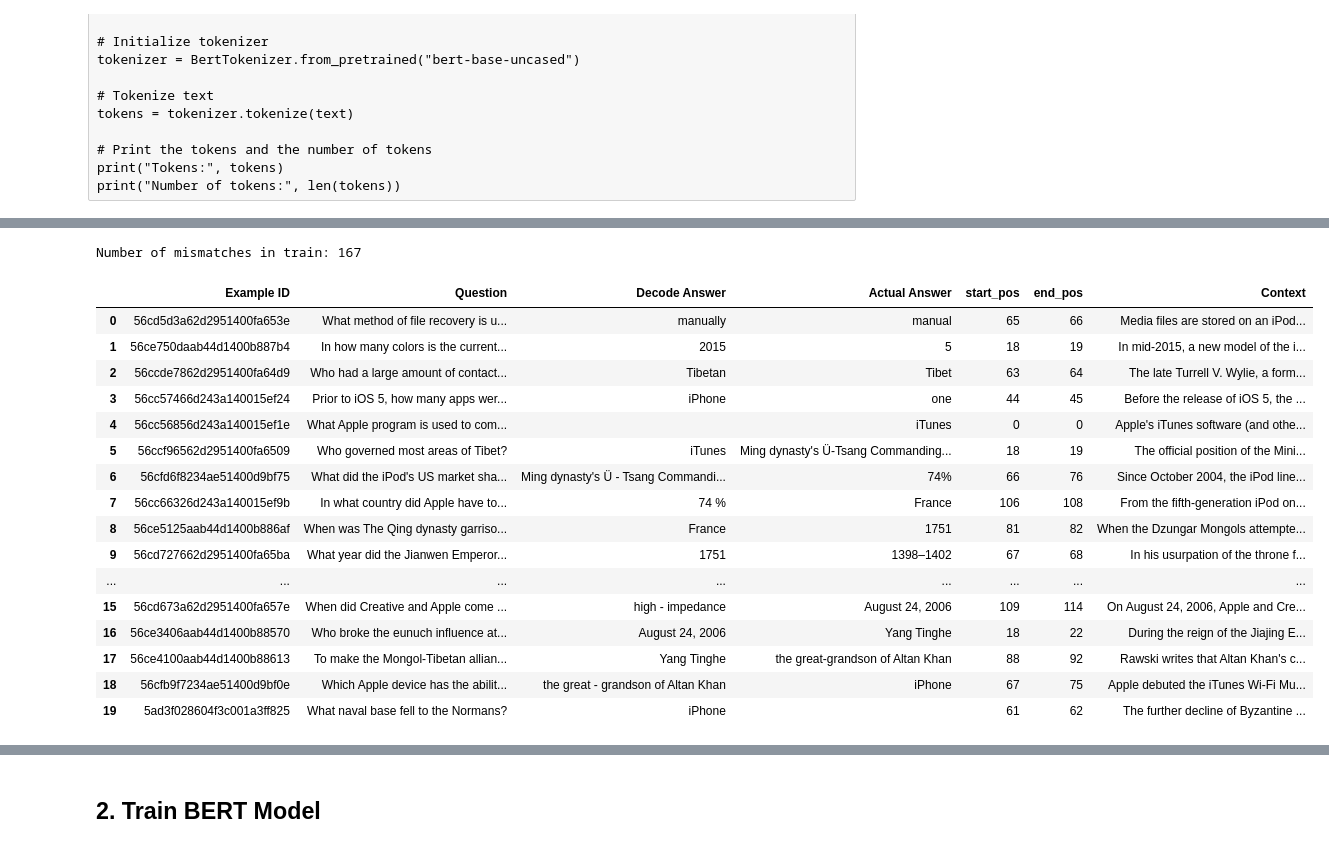
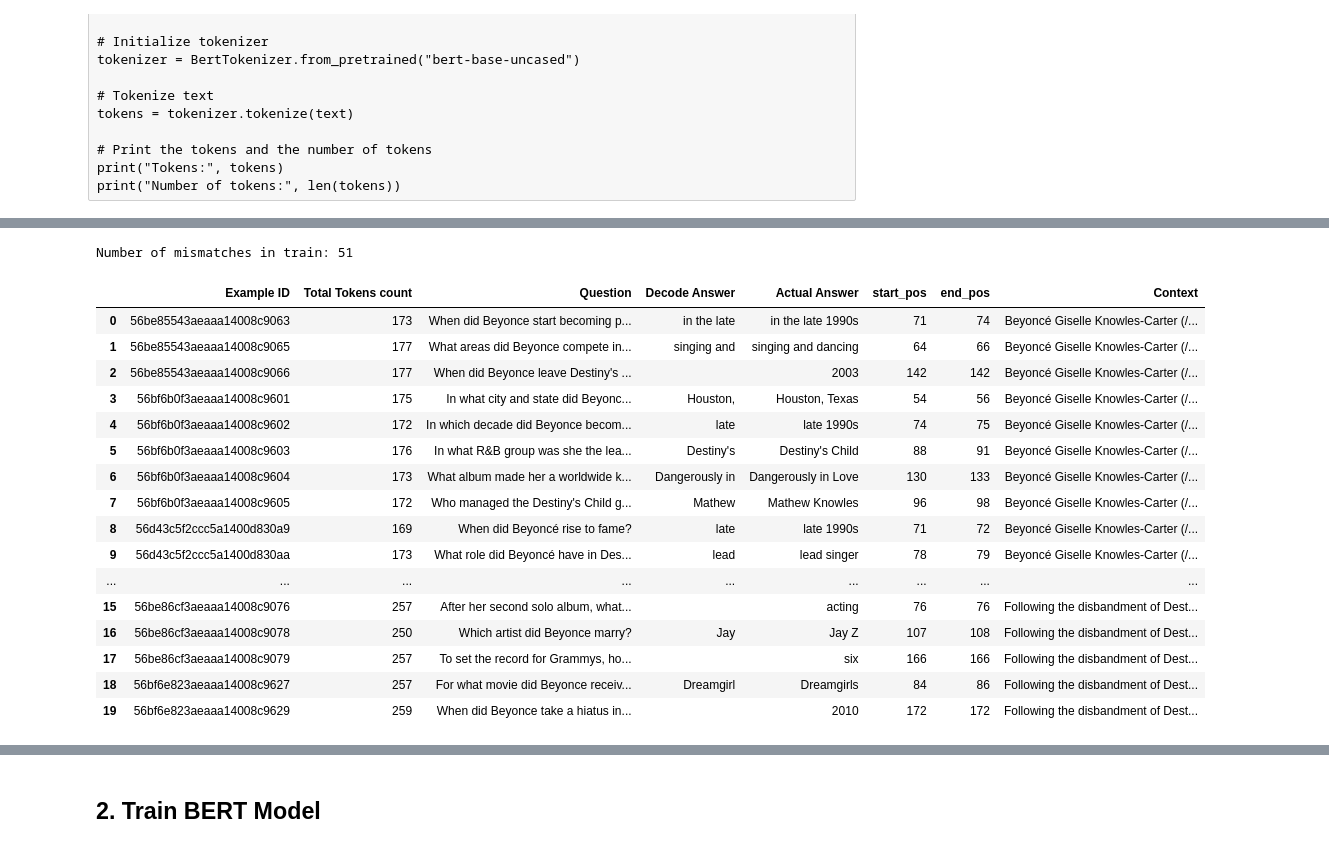
Before and after one commit to zee-zaky/COMPSCI714, a Jupyter notebook: SQUAD Hyperparameters Tuning.ipynb, the cells around one changed output, grey strips where cells are left out. Cells and saved outputs as stored; diff of their text form; code cells hidden in the pictures.

```diff
--- a/SQUAD Hyperparameters Tuning.ipynb
+++ b/SQUAD Hyperparameters Tuning.ipynb
@@ -836,0 +1128,13 @@ print("Validation set size:", len(squad_raw['validation']))
+# %%
+# Load the full dataset
+squad_dataset = load_dataset("squad_v2")
+
+# Organize into a DatasetDict
+squad_raw = datasets.DatasetDict({
+    'train': squad_dataset['train'],
+    'validation': squad_dataset['validation'],
+})
+
+# Display the sizes of the splits to confirm
+print("Train set size:", len(squad_raw['train']))
+print("Validation set size:", len(squad_raw['validation']))
@@ -906,6 +1205,7 @@ print(train_dataset.column_names)
 # %%
 def retrieve_and_compare_answers(dataset, examples, split_type='train'):
     answer_mismatches = []
+    counter = 0
     for i, example in enumerate(examples):
         # Retrieve stored start and end positions
         start_pos = dataset[i]['start_positions']
@@ -924,6 +1224,7 @@ def retrieve_and_compare_answers(dataset, examples, split_type='train'):
         normalized_predicted_answer = answer_text.lower().replace(" ", "")
 
         if normalized_actual_answer != normalized_predicted_answer:
+            counter += 1
             answer_mismatches.append({
                 'example_id': example['id'],
                 'decoded_answer': answer_text,
@@ -931,13 +1232,13 @@ def retrieve_and_compare_answers(dataset, examples, split_type='train'):
                 'context': context,
                 'question': question
             })
+        if counter > 300: break
 
     print(f"Number of mismatches in {split_type}: {len(answer_mismatches)}")
     return answer_mismatches
 
 # Retrieve mismatches for training and validation datasets
 train_mismatches = retrieve_and_compare_answers(train_dataset, squad_raw['train'], 'train')
-#validation_mismatches = retrieve_and_compare_answers(eval_dataset, squad_raw['validation'], 'validation')
 
 # Optionally, review some mismatches
 print(train_mismatches[:12])  # Print first 3 mismatches from training
@@ -948,6 +1249,7 @@ Number of mismatches in train: 167
 # %%
 def retrieve_and_compare_answers(dataset, examples, split_type='train'):
     answer_mismatches = []
+    counter = 0
     for i, example in enumerate(examples):
         # Retrieve stored start and end positions
         start_pos = dataset[i]['start_positions']
@@ -964,13 +1266,17 @@ def retrieve_and_compare_answers(dataset, examples, split_type='train'):
         normalized_predicted_answer = unidecode(answer_text.lower().replace(" ", ""))
 
         if normalized_actual_answer != normalized_predicted_answer:
+            counter += 1
             answer_mismatches.append({
-                'Example ID': example['id'],
-                'Question': question,
-                'Decode Answer': answer_text,
+                'Raw Example ID': example['id'],
+                'Raw Question': question,
+                'Decoded Question': question,
+                'Decoded Answer': answer_text,
                 'Actual Answer': actual_answer,
-                'Context': context[:200] + '...'  # Truncating context for display purposes
+                'Raw Context': context[:200] + '...'  # Truncating context for display purposes
             })
+        if counter > 50:
+            break
 
     # Convert list of dictionaries to DataFrame
     mismatches_df = pd.DataFrame(answer_mismatches)
@@ -983,6 +1289,6 @@ train_mismatches = retrieve_and_compare_answers(train_dataset, squad_raw['train'
 #validation_mismatches = retrieve_and_compare_answers(eval_dataset, squad_raw['validation'], 'validation')
 
 # Optionally, display some mismatches in a DataFrame
-display(train_mismatches.head(20))  # Display first 12 mismatches from training
+display(train_mismatches.tail(50))  # Display first 12 mismatches from training
 #display(validation_mismatches.head(3))  # Display first 3 mismatches from validation if needed
 # %% [output]
@@ -1007,6 +1323,7 @@ Number of mismatches in train: 167
 # %%
 def retrieve_and_compare_answers(dataset, examples, split_type='train'):
     answer_mismatches = []
+    counter = 0
     for i, example in enumerate(examples):
         # Retrieve stored start and end positions
         start_pos = dataset[i]['start_positions']
@@ -1020,48 +1337,56 @@ def retrieve_and_compare_answers(dataset, examples, split_type='train'):
         # Normalize and compare with actual answer
         actual_answer = example['answers']['text'][0] if example['answers']['text'] else ""
         normalized_actual_answer = unidecode(actual_answer.lower().replace(" ", ""))
         normalized_predicted_answer = unidecode(answer_text.lower().replace(" ", ""))
 
+        # Tokenize to count the number of tokens
+        token_count_question = len(tokenizer.tokenize(question))
+        token_count_answer = len(tokenizer.tokenize(answer_text))
+        token_count_context = len(tokenizer.tokenize(context))
+
         if normalized_actual_answer != normalized_predicted_answer:
             answer_mismatches.append({
                 'Example ID': example['id'],
+                'Total Tokens count' : token_count_question + token_count_answer + token_count_context,
                 'Question': question,
                 'Decode Answer': answer_text,
                 'Actual Answer': actual_answer,
                 'start_pos':start_pos,
                 'end_pos':end_pos,
                 'Context': context[:200] + '...'  # Truncating context for display purposes
             })
+            counter += 1
+            if counter > 50: break
 
     # Convert list of dictionaries to DataFrame
     mismatches_df = pd.DataFrame(answer_mismatches)
     print(f"Number of mismatches in {split_type}: {len(answer_mismatches)}")
     return mismatches_df
 
 # Retrieve mismatches for training and validation datasets
 train_mismatches = retrieve_and_compare_answers(train_dataset, squad_raw['train'], 'train')
 # Uncomment and adjust as needed for validation dataset
 #validation_mismatches = retrieve_and_compare_answers(eval_dataset, squad_raw['validation'], 'validation')
 
 # Optionally, display some mismatches in a DataFrame
 display(train_mismatches.head(20))  # Display first 12 mismatches from training
 #display(validation_mismatches.head(3))  # Display first 3 mismatches from validation if needed
 # %% [output]
-Number of mismatches in train: 167
+Number of mismatches in train: 51
-|  | Example ID | Question | Decode Answer | Actual Answer | start_pos | end_pos | Context |
-| 0 | 56cd5d3a62d2951400fa653e | What method of file recovery is u... | manually | manual | 65 | 66 | Media files are stored on an iPod... |
-| 1 | 56ce750daab44d1400b887b4 | In how many colors is the current... | 2015 | 5 | 18 | 19 | In mid-2015, a new model of the i... |
-| 2 | 56ccde7862d2951400fa64d9 | Who had a large amount of contact... | Tibetan | Tibet | 63 | 64 | The late Turrell V. Wylie, a form... |
-| 3 | 56cc57466d243a140015ef24 | Prior to iOS 5, how many apps wer... | iPhone | one | 44 | 45 | Before the release of iOS 5, the ... |
-| 4 | 56cc56856d243a140015ef1e | What Apple program is used to com... |  | iTunes | 0 | 0 | Apple's iTunes software (and othe... |
-| 5 | 56ccf96562d2951400fa6509 | Who governed most areas of Tibet? | iTunes | Ming dynasty's Ü-Tsang Commanding... | 18 | 19 | The official position of the Mini... |
-| 6 | 56cfd6f8234ae51400d9bf75 | What did the iPod's US market sha... | Ming dynasty's Ü - Tsang Commandi... | 74% | 66 | 76 | Since October 2004, the iPod line... |
-| 7 | 56cc66326d243a140015ef9b | In what country did Apple have to... | 74 % | France | 106 | 108 | From the fifth-generation iPod on... |
-| 8 | 56ce5125aab44d1400b886af | When was The Qing dynasty garriso... | France | 1751 | 81 | 82 | When the Dzungar Mongols attempte... |
-| 9 | 56cd727662d2951400fa65ba | What year did the Jianwen Emperor... | 1751 | 1398–1402 | 67 | 68 | In his usurpation of the throne f... |
-| ... | ... | ... | ... | ... | ... | ... | ... |
-| 15 | 56cd673a62d2951400fa657e | When did Creative and Apple come ... | high - impedance | August 24, 2006 | 109 | 114 | On August 24, 2006, Apple and Cre... |
-| 16 | 56ce3406aab44d1400b88570 | Who broke the eunuch influence at... | August 24, 2006 | Yang Tinghe | 18 | 22 | During the reign of the Jiajing E... |
-| 17 | 56ce4100aab44d1400b88613 | To make the Mongol-Tibetan allian... | Yang Tinghe | the great-grandson of Altan Khan | 88 | 92 | Rawski writes that Altan Khan's c... |
-| 18 | 56cfb9f7234ae51400d9bf0e | Which Apple device has the abilit... | the great - grandson of Altan Khan | iPhone | 67 | 75 | Apple debuted the iTunes Wi-Fi Mu... |
-| 19 | 5ad3f028604f3c001a3ff825 | What naval base fell to the Normans? | iPhone |  | 61 | 62 | The further decline of Byzantine ... |
+|  | Example ID | Total Tokens count | Question | Decode Answer | Actual Answer | start_pos | end_pos | Context |
+| 0 | 56be85543aeaaa14008c9063 | 173 | When did Beyonce start becoming p... | in the late | in the late 1990s | 71 | 74 | Beyoncé Giselle Knowles-Carter (/... |
+| 1 | 56be85543aeaaa14008c9065 | 177 | What areas did Beyonce compete in... | singing and | singing and dancing | 64 | 66 | Beyoncé Giselle Knowles-Carter (/... |
+| 2 | 56be85543aeaaa14008c9066 | 177 | When did Beyonce leave Destiny's ... |  | 2003 | 142 | 142 | Beyoncé Giselle Knowles-Carter (/... |
+| 3 | 56bf6b0f3aeaaa14008c9601 | 175 | In what city and state did Beyonc... | Houston, | Houston, Texas | 54 | 56 | Beyoncé Giselle Knowles-Carter (/... |
+| 4 | 56bf6b0f3aeaaa14008c9602 | 172 | In which decade did Beyonce becom... | late | late 1990s | 74 | 75 | Beyoncé Giselle Knowles-Carter (/... |
+| 5 | 56bf6b0f3aeaaa14008c9603 | 176 | In what R&B group was she the lea... | Destiny's | Destiny's Child | 88 | 91 | Beyoncé Giselle Knowles-Carter (/... |
+| 6 | 56bf6b0f3aeaaa14008c9604 | 173 | What album made her a worldwide k... | Dangerously in | Dangerously in Love | 130 | 133 | Beyoncé Giselle Knowles-Carter (/... |
+| 7 | 56bf6b0f3aeaaa14008c9605 | 172 | Who managed the Destiny's Child g... | Mathew | Mathew Knowles | 96 | 98 | Beyoncé Giselle Knowles-Carter (/... |
+| 8 | 56d43c5f2ccc5a1400d830a9 | 169 | When did Beyoncé rise to fame? | late | late 1990s | 71 | 72 | Beyoncé Giselle Knowles-Carter (/... |
+| 9 | 56d43c5f2ccc5a1400d830aa | 173 | What role did Beyoncé have in Des... | lead | lead singer | 78 | 79 | Beyoncé Giselle Knowles-Carter (/... |
+| ... | ... | ... | ... | ... | ... | ... | ... | ... |
+| 15 | 56be86cf3aeaaa14008c9076 | 257 | After her second solo album, what... |  | acting | 76 | 76 | Following the disbandment of Dest... |
+| 16 | 56be86cf3aeaaa14008c9078 | 250 | Which artist did Beyonce marry? | Jay | Jay Z | 107 | 108 | Following the disbandment of Dest... |
+| 17 | 56be86cf3aeaaa14008c9079 | 257 | To set the record for Grammys, ho... |  | six | 166 | 166 | Following the disbandment of Dest... |
+| 18 | 56bf6e823aeaaa14008c9627 | 257 | For what movie did Beyonce receiv... | Dreamgirl | Dreamgirls | 84 | 86 | Following the disbandment of Dest... |
+| 19 | 56bf6e823aeaaa14008c9629 | 259 | When did Beyonce take a hiatus in... |  | 2010 | 172 | 172 | Following the disbandment of Dest... |
```
Also changed, not shown: parts of 27 cells of this notebook.
